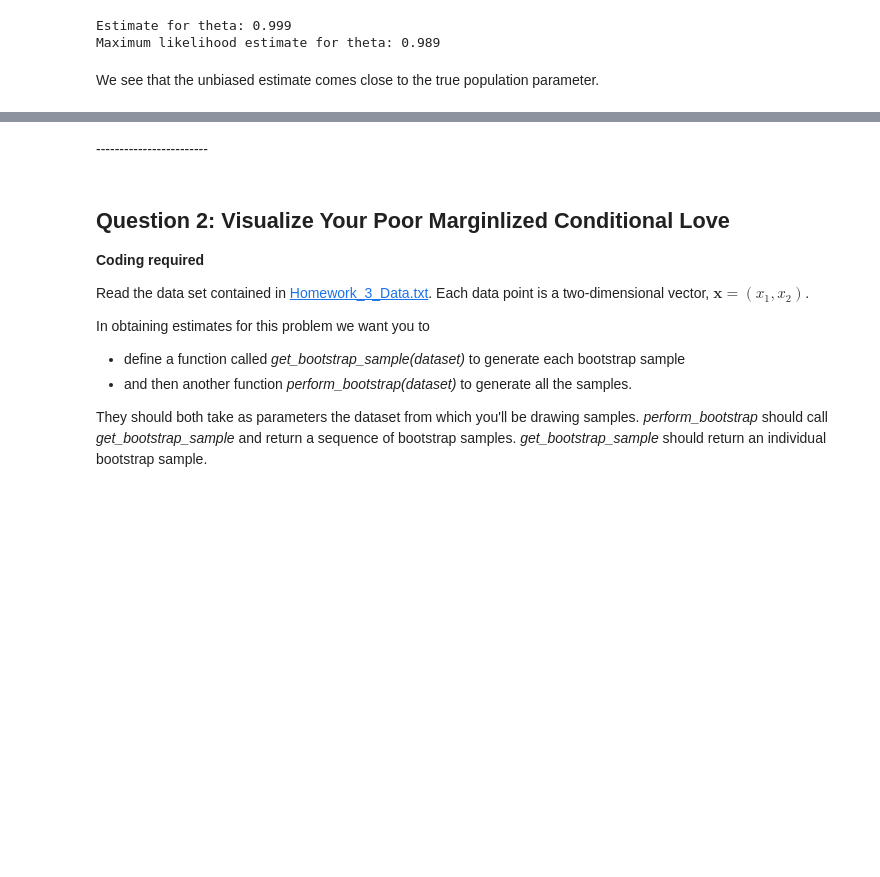
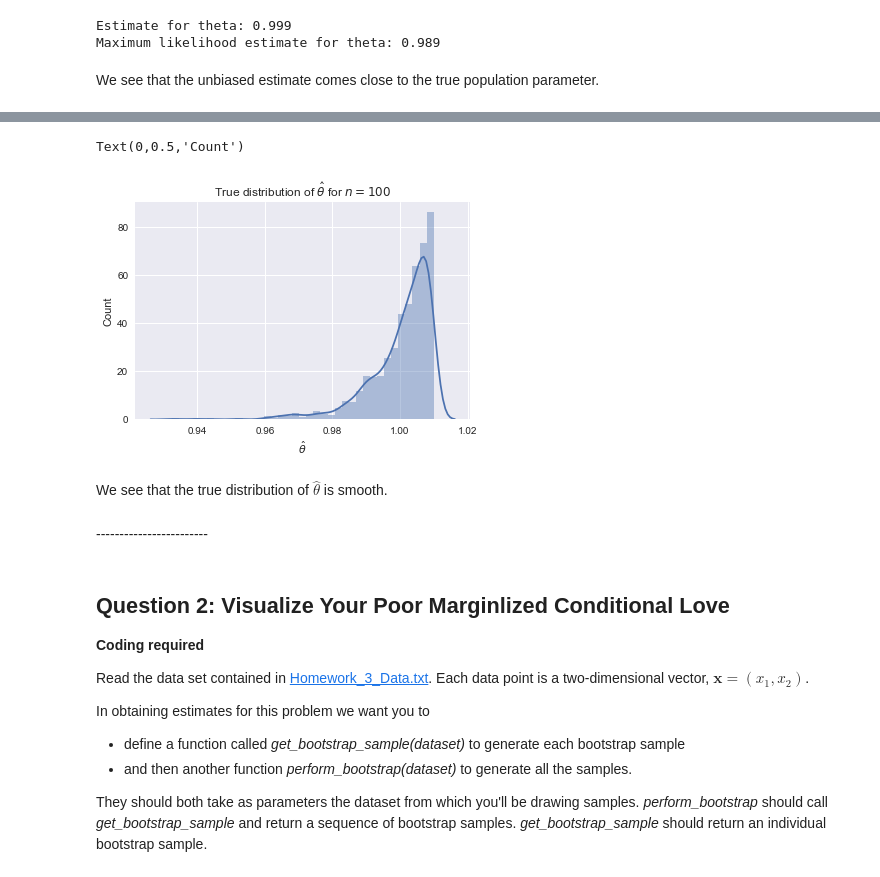
Before and after one commit to NOllAl/AM207HW, a Jupyter notebook: hw3/AM207_HW3.ipynb, the cells around one changed output, grey strips where cells are left out. Drawn from its saved outputs; the diff is of its cells as text; code cells hidden in the pictures; blank space fills up the shorter version.

```diff
--- a/hw3/AM207_HW3.ipynb
+++ b/hw3/AM207_HW3.ipynb
@@ -146,3 +168,20 @@ We see that the unbiased estimate comes close to the true population parameter.
+# %%
+n_sim = 1000
+unbiased_estimator = np.zeros(n_sim)
+for i in range(n_sim):
+    samples = np.random.uniform(0, 1, size=n)
+    theta_hat = samples.max() * (n+1) / n
+    unbiased_estimator[i] = theta_hat
+
+sns.distplot(unbiased_estimator)
+plt.title(r"True distribution of $\hat\theta$ for $n=100$")
+plt.xlabel(r"$\hat \theta$")
+plt.ylabel("Count")
+# %% [output]
+Text(0,0.5,'Count')
+[figure, added]
+# %% [markdown]
+We see that the true distribution of $\hat\theta$ is smooth.
 # %% [markdown]
 <div class="answer-separator">
 ------------------------
```
Also changed, not shown: parts of 5 cells of this notebook.
